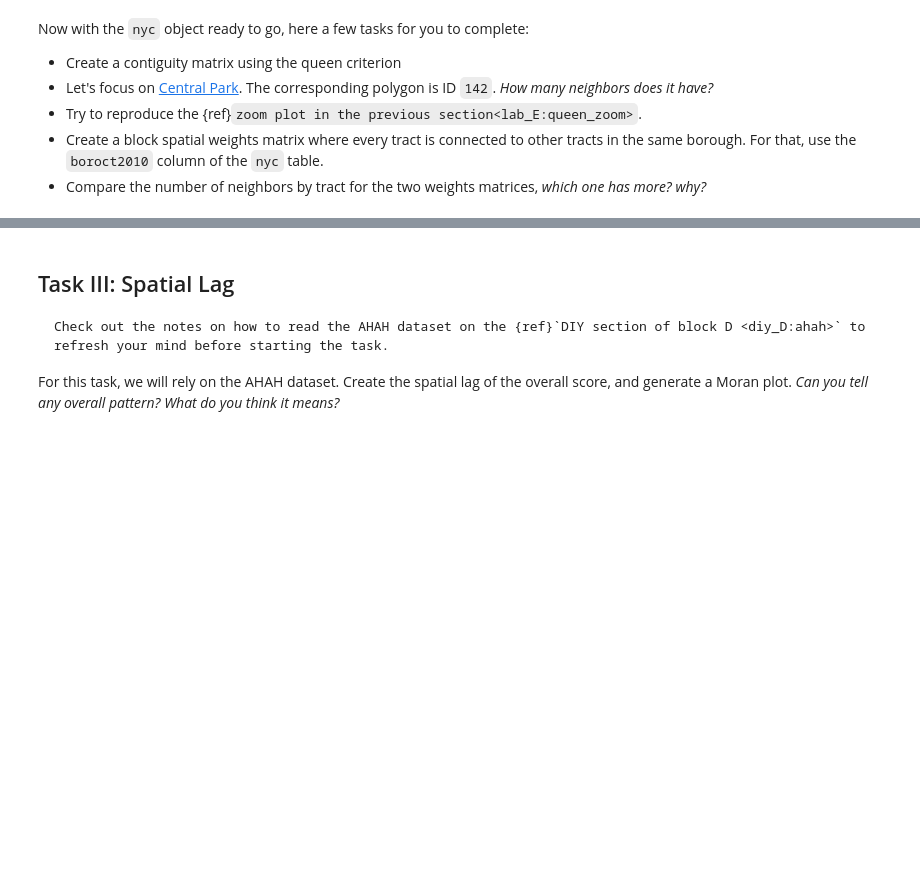
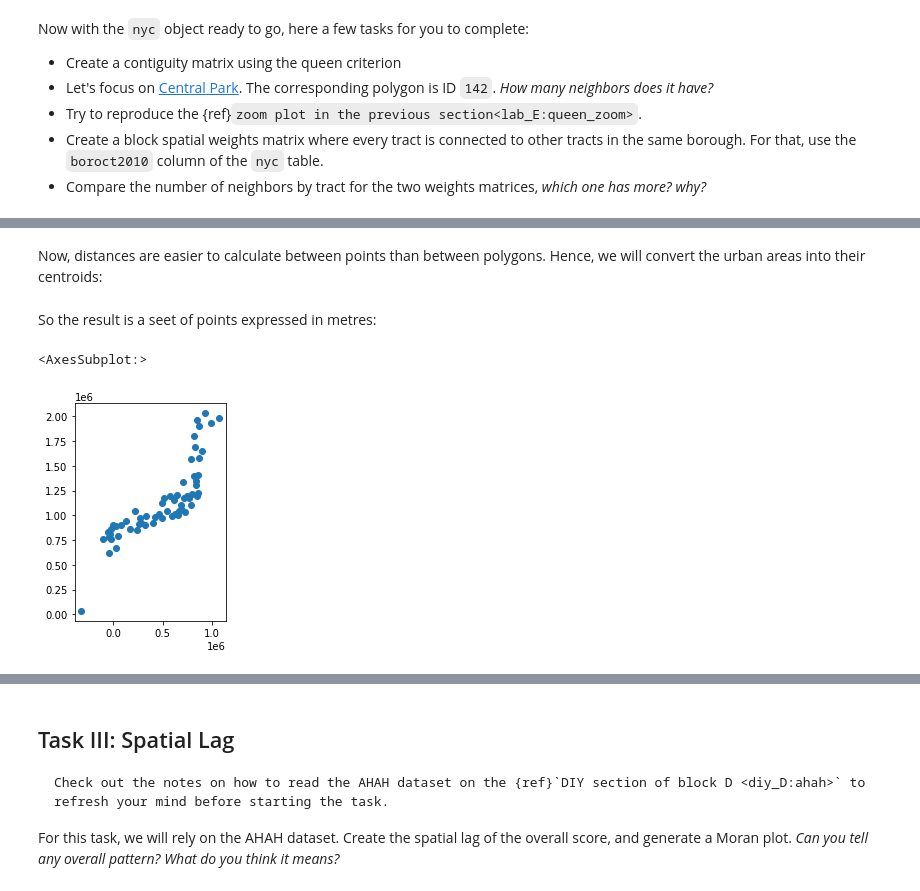
Before and after one commit to darribas/gds_course, a Jupyter notebook: content/bE/diy_E.ipynb, the cells around one changed output, grey strips where cells are left out. Saved outputs shown, nothing was run; the diff lists cells and outputs as text; code cells hidden in the pictures; blank space fills up the shorter version.

```diff
--- a/content/bE/diy_E.ipynb
+++ b/content/bE/diy_E.ipynb
@@ -52,0 +96,2 @@ Now with the `nyc` object ready to go, here a few tasks for you to complete:
+# %%
+jp = jp_cities.to_crs(epsg=2459)
@@ -52,0 +117,11 @@ Now with the `nyc` object ready to go, here a few tasks for you to complete:
+# %% [markdown]
+Now, distances are easier to calculate between points than between polygons. Hence, we will convert the urban areas into their centroids:
+# %%
+jp.geometry = jp.geometry.centroid
+# %% [markdown]
+So the result is a seet of points expressed in metres:
+# %%
+jp.plot()
+# %% [output]
+<AxesSubplot:>
+[figure, added]
```
Also changed, not shown: parts of 16 cells of this notebook, 2 other files.
